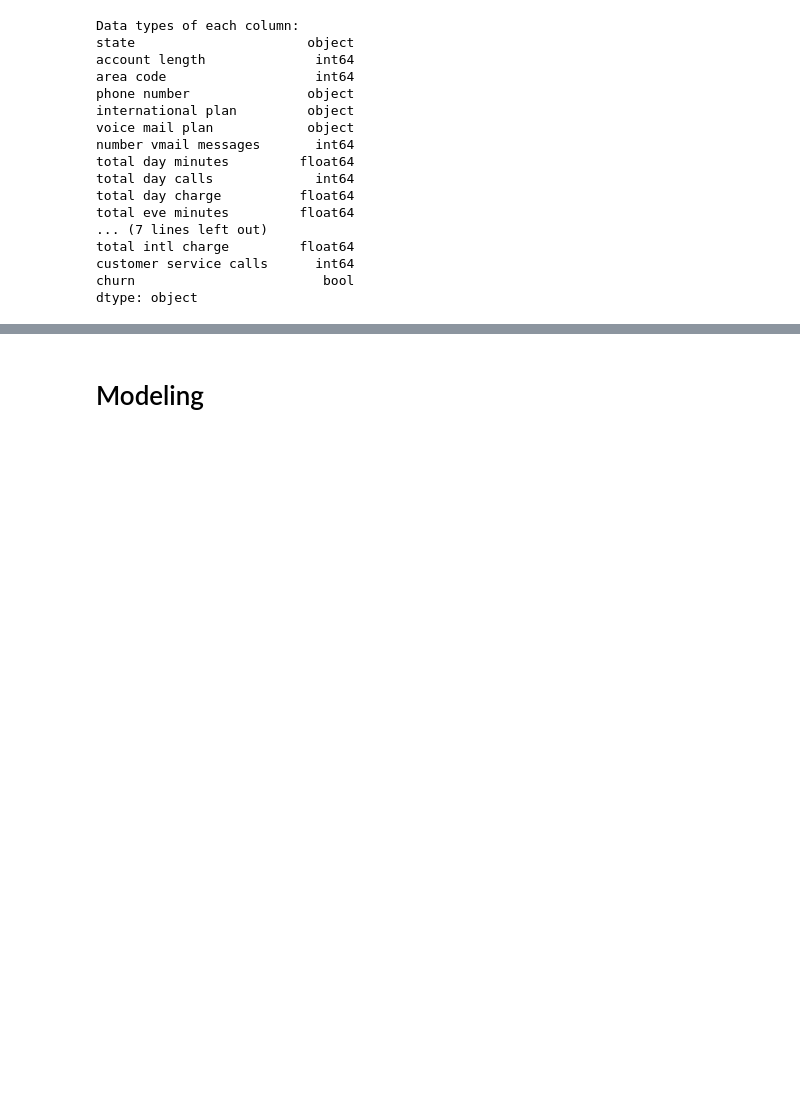
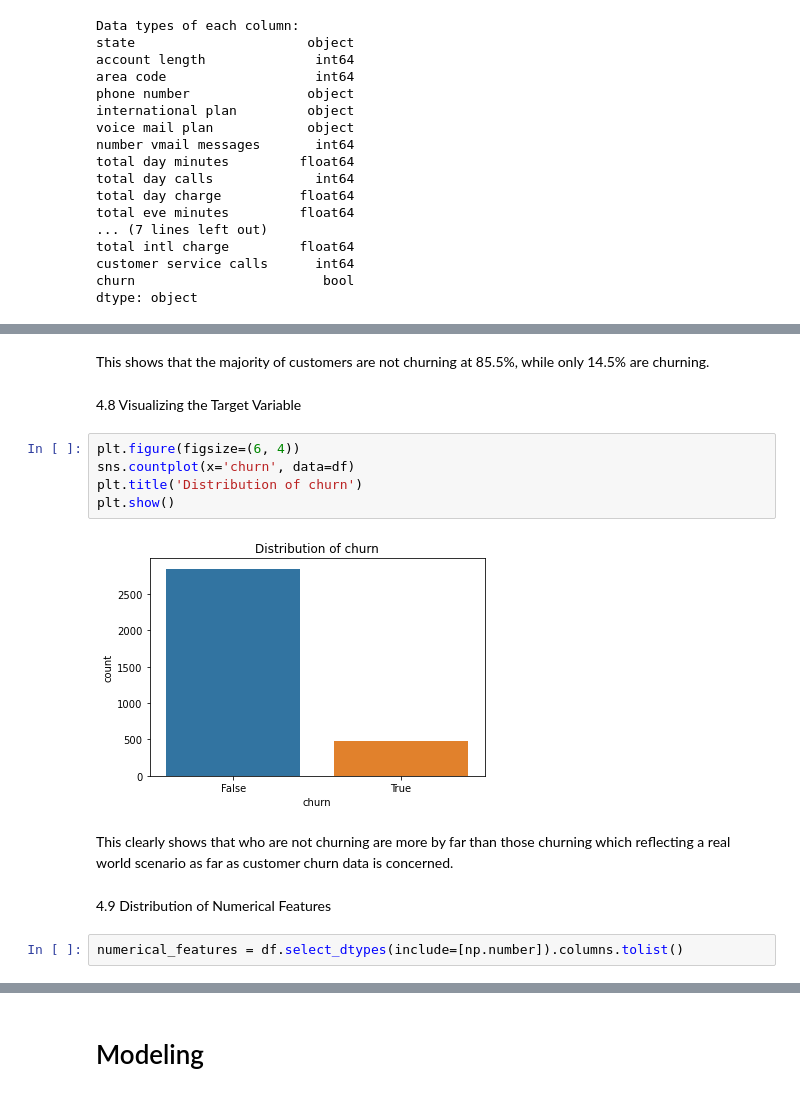
Before and after one commit to wawerukahuthu/PHASE-3-PROJECT, a Jupyter notebook: index.ipynb, the cells around one changed output, grey strips where cells are left out. Saved outputs shown, nothing was run; the diff lists cells and outputs as text; blank space fills up the shorter version.

```diff
--- a/index.ipynb
+++ b/index.ipynb
@@ -135,0 +146,17 @@ dtype: object
+# %% [markdown]
+This shows that the majority of customers are not churning at 85.5%, while only 14.5% are churning.
+# %% [markdown]
+4.8 Visualizing the Target Variable
+# %%
+plt.figure(figsize=(6, 4))
+sns.countplot(x='churn', data=df)
+plt.title('Distribution of churn')
+plt.show()
+# %% [output]
+[figure, added]
+# %% [markdown]
+This clearly shows that who are not churning are more by far than those churning which reflecting a real world scenario as far as customer churn data is concerned.
+# %% [markdown]
+4.9 Distribution of Numerical Features
+# %%
+numerical_features = df.select_dtypes(include=[np.number]).columns.tolist()
```
Also changed, not shown: parts of 6 cells of this notebook.
